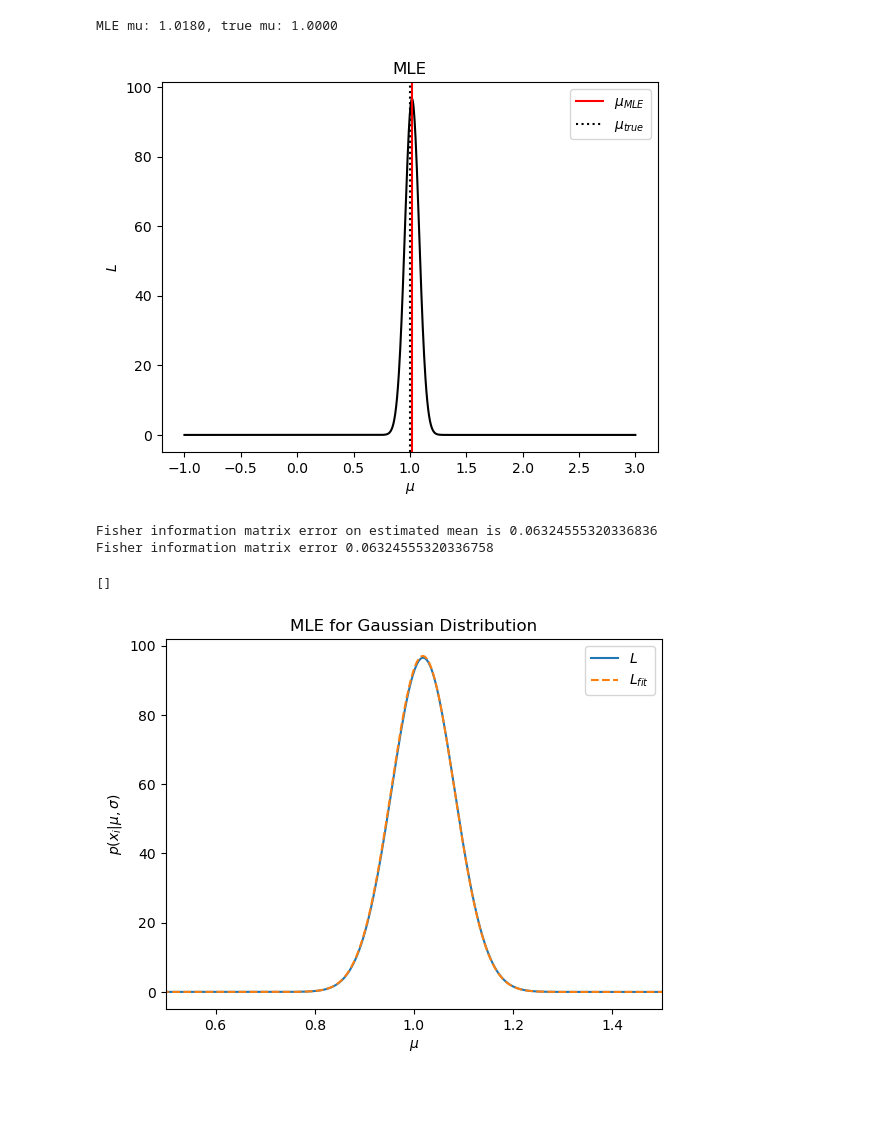
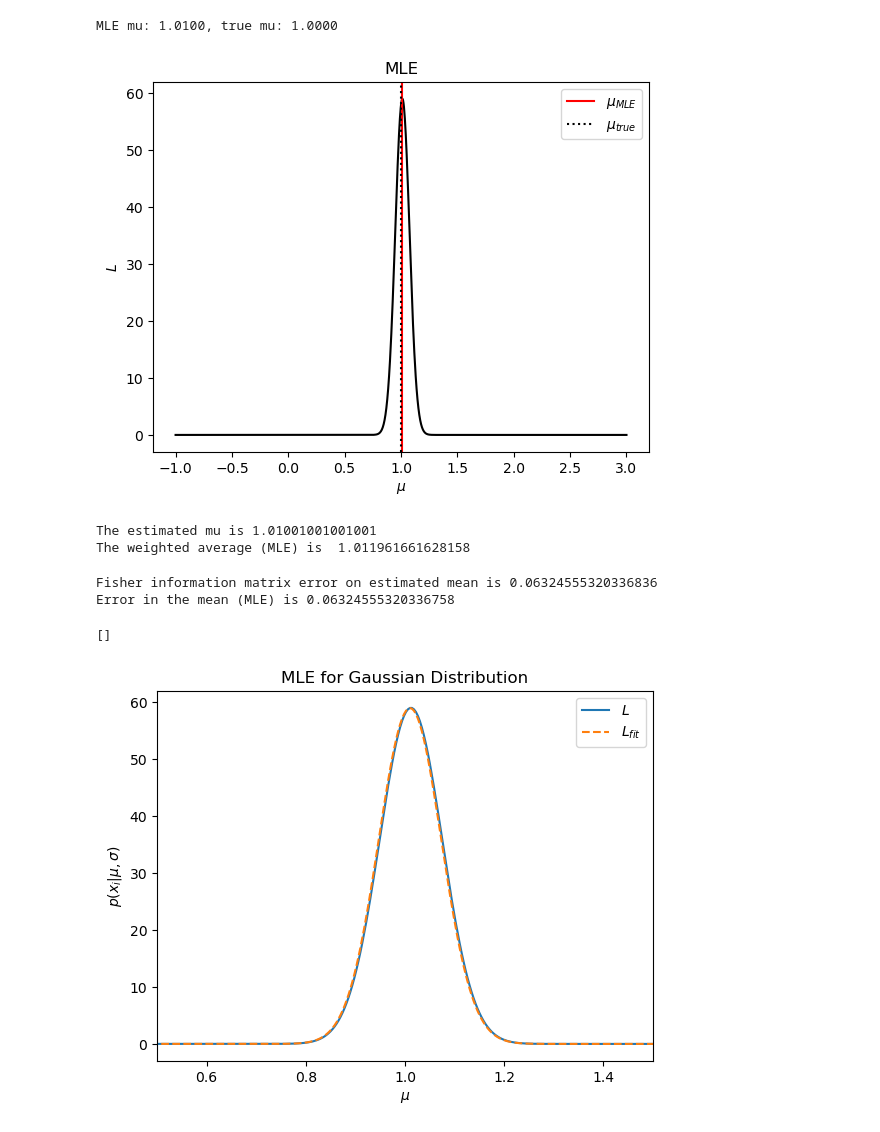
Before and after one commit to ebianchi803/astrostatistics_bicocca_2026, a Jupyter notebook: working/L05.ipynb, the cells around one changed output. Cells and saved outputs as stored; diff of their text form; code cells hidden in the pictures; blank space fills up the shorter version.

```diff
--- a/working/L05.ipynb
+++ b/working/L05.ipynb
@@ -43,7 +43,7 @@ plt.plot()
 # %%
-plt.plot(mu_proposed,L_tot,c='k')
+plt.plot(mu,L_tot,c='k')
 
-findmax = mu_proposed[np.argmax(L_tot)]
+findmax = mu[np.argmax(L_tot)]
 print('MLE mu: %.4f, true mu: %.4f' % (findmax, mu_true))
 plt.axvline(findmax,c='red',label=r'$\mu_{MLE}$')
 
@@ -54,35 +54,43 @@ plt.xlabel(r'$\mu$')
 plt.ylabel(r'$L$')
 plt.legend();
 # %% [output]
-MLE mu: 1.0180, true mu: 1.0000
+MLE mu: 1.0100, true mu: 1.0000
-[figure, old version]
+[figure, new version]
+# %%
+MLest = np.mean(data)
+
+print("The estimated mu is", findmax)
+print("The weighted average (MLE) is ", MLest)
+# %% [output]
+The estimated mu is 1.01001001001001
+The weighted average (MLE) is  1.011961661628158
 # %%
 diff = np.diff(np.log(L_tot), n=2)
-delta_mu = (mu_proposed[1]-mu_proposed[0]) #delta viene dall'asse di mu testate
+delta_mu = (mu[1]-mu[0]) #delta viene dall'asse di mu testate
 sigma_f = 1/np.sqrt(-diff[np.argmax(L_tot)]/delta_mu**2)
 print("Fisher information matrix error on estimated mean is", sigma_f)
 
 
 sigma_ml = sigma_true/np.sqrt(N)
-print("Fisher information matrix error", sigma_ml)
+print("Error in the mean (MLE) is", sigma_ml)
 # %% [output]
 Fisher information matrix error on estimated mean is 0.06324555320336836
-Fisher information matrix error 0.06324555320336758
+Error in the mean (MLE) is 0.06324555320336758
 # %%
-plt.plot(mu_proposed,L_tot,label=r'$L$')
+plt.plot(mu,L_tot,label=r'$L$')
 
-L_fit = norm.pdf(mu_proposed,loc=findmax,scale=sigma_ml) / 0.065 # la normalizzazione è scelta ad hoc
-plt.plot(mu_proposed,L_fit,linestyle='--',label=r'$L_{fit}$')
+L_fit = norm.pdf(mu,loc=findmax,scale=sigma_ml) / 0.107 # la normalizzazione è scelta ad hoc
+plt.plot(mu,L_fit,linestyle='--',label=r'$L_{fit}$')
 
 plt.xlim(mu_true-0.5,mu_true+0.5)
 plt.xlabel('$\mu$') #Leave out or adjust if no latex
 plt.ylabel(r'$p(x_i|\mu,\sigma)$') #Leave out or adjust if no latex
 plt.title('MLE for Gaussian Distribution')
 plt.legend()
 plt.plot()
 # %% [output]
 []
-[figure, old version]
+[figure, new version]
 # %%
 #Part 3: the ten samples are taken on different nights --> N different sigmas
 # %%
```
Also changed, not shown: parts of 4 cells of this notebook.
